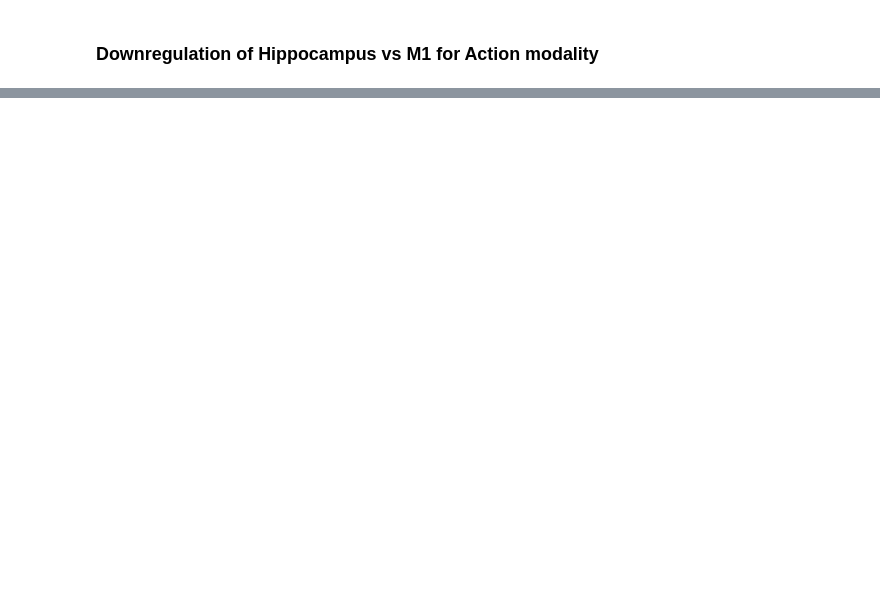
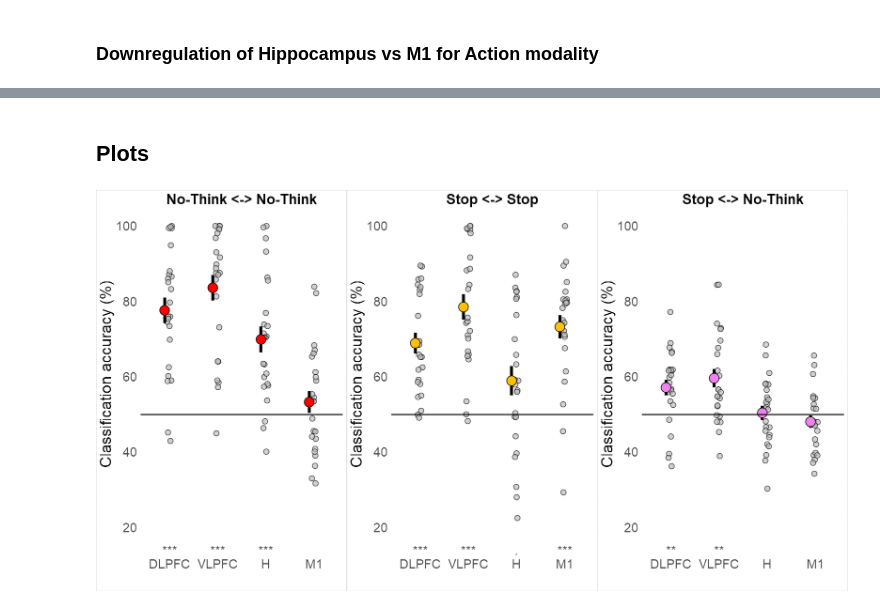
Before and after one commit to dcdace/Domain-general, a Jupyter notebook: Supramodal_Behavioural_03.ipynb, the cells around one changed output, grey strips where cells are left out. Saved outputs shown, nothing was run; the diff lists cells and outputs as text; code cells hidden in the pictures; blank space fills up the shorter version.

```diff
--- a/Supramodal_Behavioural_03.ipynb
+++ b/Supramodal_Behavioural_03.ipynb
@@ -1123,0 +1319,11 @@ ip +
+# %%
+data.s.lM1 = subset(data, condition == "s" & roi == "lM1")
+data.s.lM1$PSC <- rowMeans(data.s.lM1[, 5:8])
+tt_sm1 <- t.test(data.s.lM1$PSC, mu = 0, alternative = "less")
+
+sprintf('t(%d) = %.2f, p = %.4f, d = %.3f',
+        tt_sm1$parameter,
+        tt_sm1$statistic,
+        tt_sm1$p.value,
+        abs(tt_sm1$statistic/sqrt(tt_sm1$parameter+1))
+)
@@ -1123,0 +1334,11 @@ ip +
+# %%
+data.nt.rHC = subset(data, condition == "nt" & roi == "rHC")
+data.nt.rHC$PSC <- rowMeans(data.nt.rHC[, 5:8])
+tt_nthc <- t.test(data.nt.rHC$PSC, mu = 0, alternative = "less")
+
+sprintf('t(%d) = %.2f, p = %.3f, d = %.3f',
+        tt_nthc$parameter,
+        tt_nthc$statistic,
+        tt_nthc$p.value,
+        abs(tt_nthc$statistic/sqrt(tt_nthc$parameter+1))
+)
@@ -1124,3 +1478,10 @@ ip +
+# %% [markdown]
+## Plots
+# %%
+options(repr.plot.width = 15, repr.plot.height = 8)
+grid.arrange(p.ntnt, p.ss, p.cross, nrow = 1)
+# %% [output]
+[figure, added]
 # %%
 # reset to defult plot size
 options(repr.plot.width = 7, repr.plot.height = 7)
```
Also changed, not shown: parts of 30 cells of this notebook.
